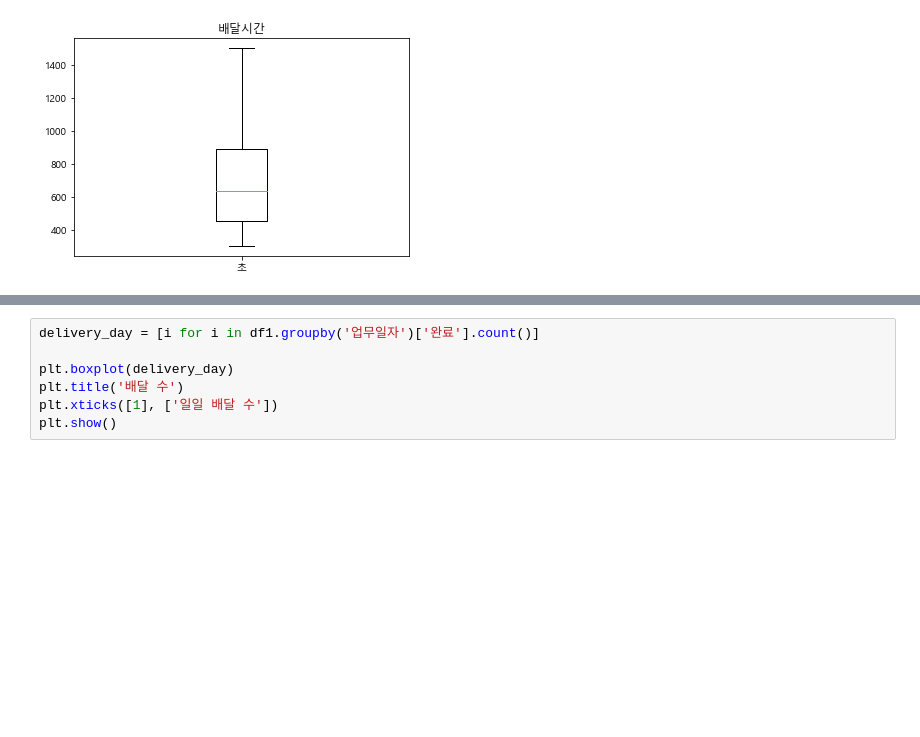
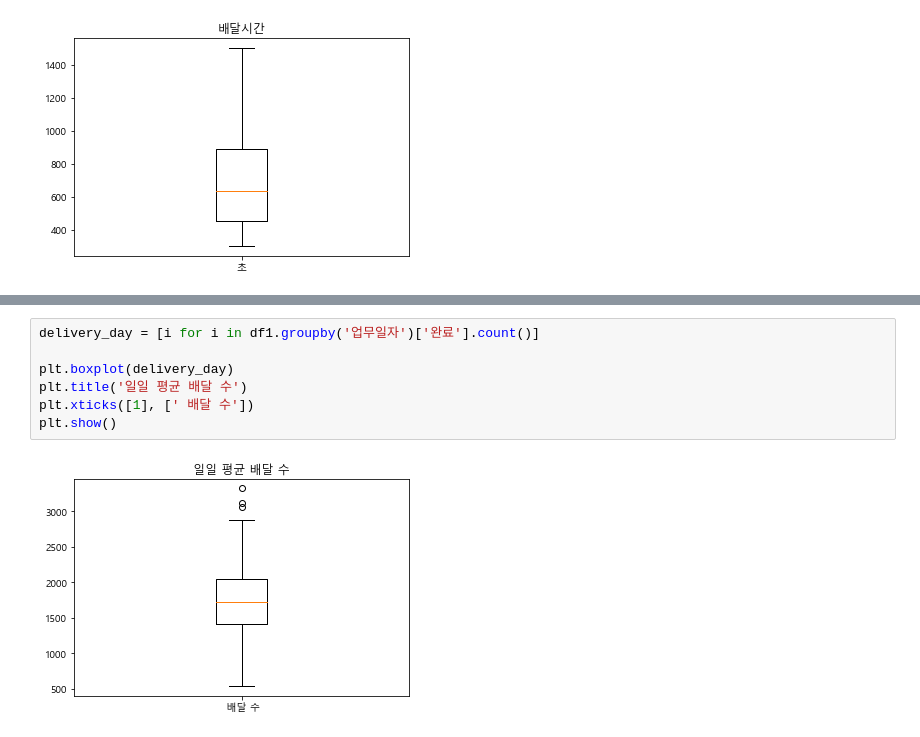
Before and after one commit to ethan528/BBS_Optimal_Position, a Jupyter notebook: EDA.ipynb, the cells around one changed output, grey strips where cells are left out. Cells and saved outputs as stored; diff of their text form; blank space fills up the shorter version.

```diff
--- a/EDA.ipynb
+++ b/EDA.ipynb
@@ -354,10 +401,12 @@ df.corr()
 # %%
 delivery_day = [i for i in df1.groupby('업무일자')['완료'].count()]
 
 plt.boxplot(delivery_day)
-plt.title('배달 수')
-plt.xticks([1], ['일일 배달 수'])
+plt.title('일일 평균 배달 수')
+plt.xticks([1], [' 배달 수'])
 plt.show()
+# %% [output]
+[figure, added]
 # %%
 company_ratio_list = [len(df1[df1['기사소속회사'] == i]) for i in df1['기사소속회사'].unique()]
 labels = df1['기사소속회사'].unique()
```
Also changed, not shown: parts of 9 cells of this notebook, 2 other files.
